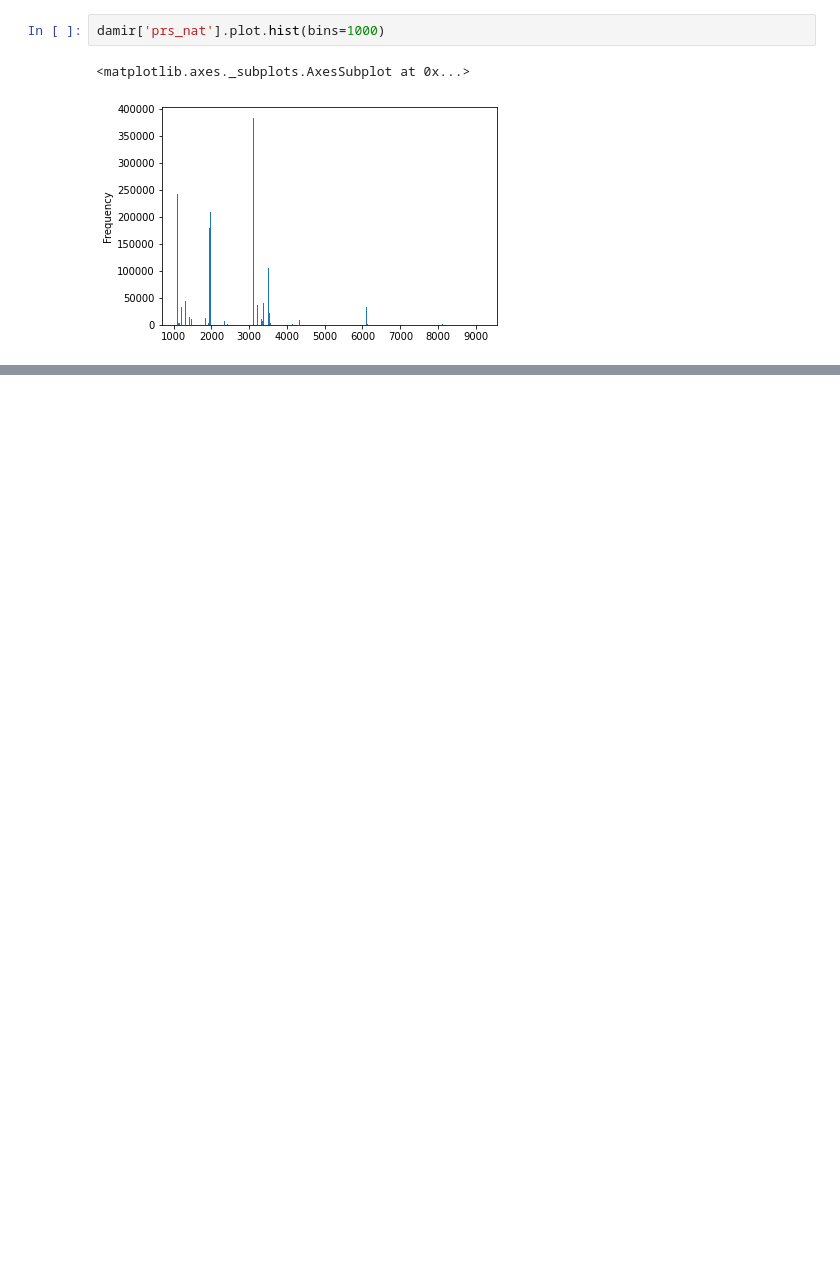
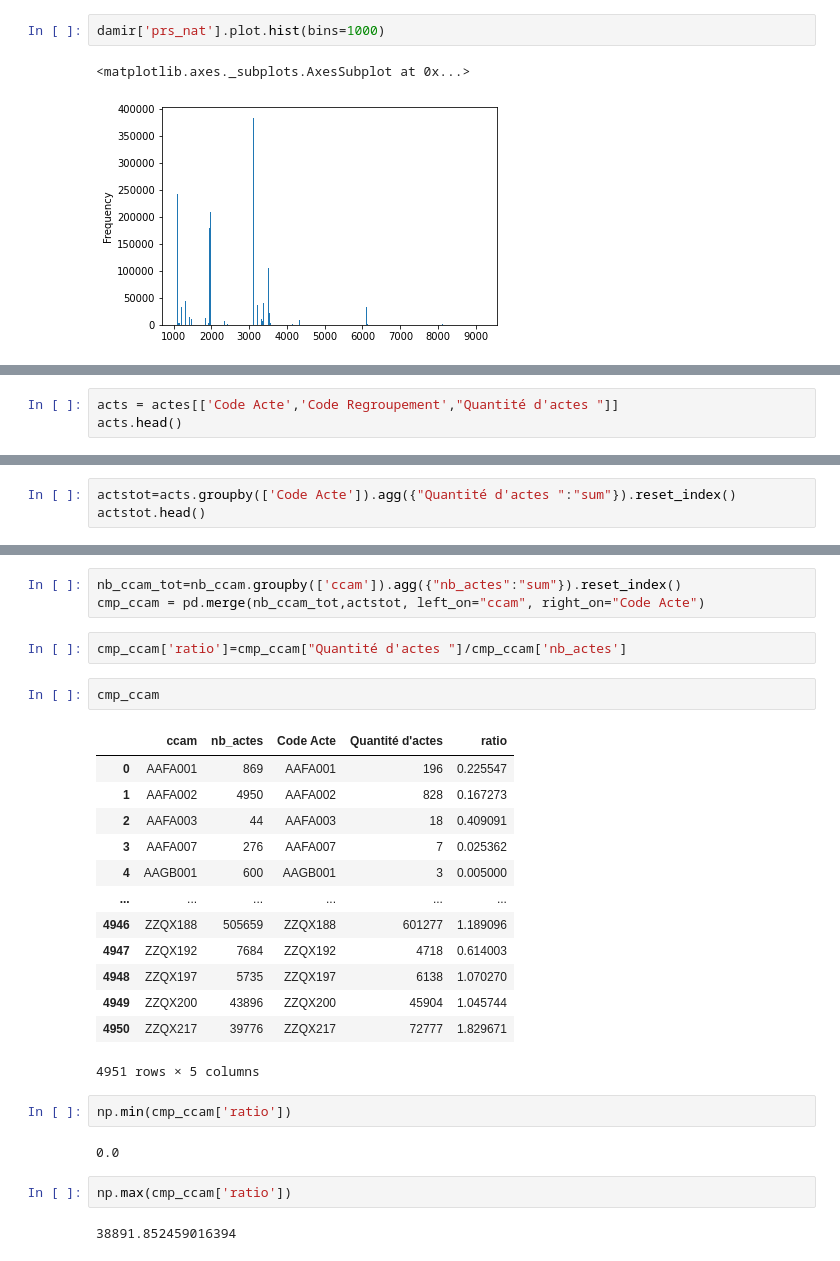
Before and after one commit to tguyet/medtrajectory_datagen, a Jupyter notebook: Data_Analysis/Public_Data_Explo.ipynb, the cells around one changed output, grey strips where cells are left out. Saved outputs shown, nothing was run; the diff lists cells and outputs as text; blank space fills up the shorter version.

```diff
--- a/Data_Analysis/Public_Data_Explo.ipynb
+++ b/Data_Analysis/Public_Data_Explo.ipynb
@@ -786,0 +1062,3 @@ damir['prs_nat'].plot.hist(bins=1000)
+# %%
+acts = actes[['Code Acte','Code Regroupement',"Quantité d'actes "]]
+acts.head()
@@ -786,0 +1072,3 @@ damir['prs_nat'].plot.hist(bins=1000)
+# %%
+actstot=acts.groupby(['Code Acte']).agg({"Quantité d'actes ":"sum"}).reset_index()
+actstot.head()
@@ -786,0 +1094,29 @@ damir['prs_nat'].plot.hist(bins=1000)
+# %%
+nb_ccam_tot=nb_ccam.groupby(['ccam']).agg({"nb_actes":"sum"}).reset_index()
+cmp_ccam = pd.merge(nb_ccam_tot,actstot, left_on="ccam", right_on="Code Acte")
+# %%
+cmp_ccam['ratio']=cmp_ccam["Quantité d'actes "]/cmp_ccam['nb_actes']
+# %%
+cmp_ccam
+# %% [output]
+|  | ccam | nb_actes | Code Acte | Quantité d'actes | ratio |
+| 0 | AAFA001 | 869 | AAFA001 | 196 | 0.225547 |
+| 1 | AAFA002 | 4950 | AAFA002 | 828 | 0.167273 |
+| 2 | AAFA003 | 44 | AAFA003 | 18 | 0.409091 |
+| 3 | AAFA007 | 276 | AAFA007 | 7 | 0.025362 |
+| 4 | AAGB001 | 600 | AAGB001 | 3 | 0.005000 |
+| ... | ... | ... | ... | ... | ... |
+| 4946 | ZZQX188 | 505659 | ZZQX188 | 601277 | 1.189096 |
+| 4947 | ZZQX192 | 7684 | ZZQX192 | 4718 | 0.614003 |
+| 4948 | ZZQX197 | 5735 | ZZQX197 | 6138 | 1.070270 |
+| 4949 | ZZQX200 | 43896 | ZZQX200 | 45904 | 1.045744 |
+| 4950 | ZZQX217 | 39776 | ZZQX217 | 72777 | 1.829671 |
+4951 rows × 5 columns
+# %%
+np.min(cmp_ccam['ratio'])
+# %% [output]
+0.0
+# %%
+np.max(cmp_ccam['ratio'])
+# %% [output]
+38891.852459016394
```
Also changed, not shown: parts of 37 cells of this notebook, 4 other files.
